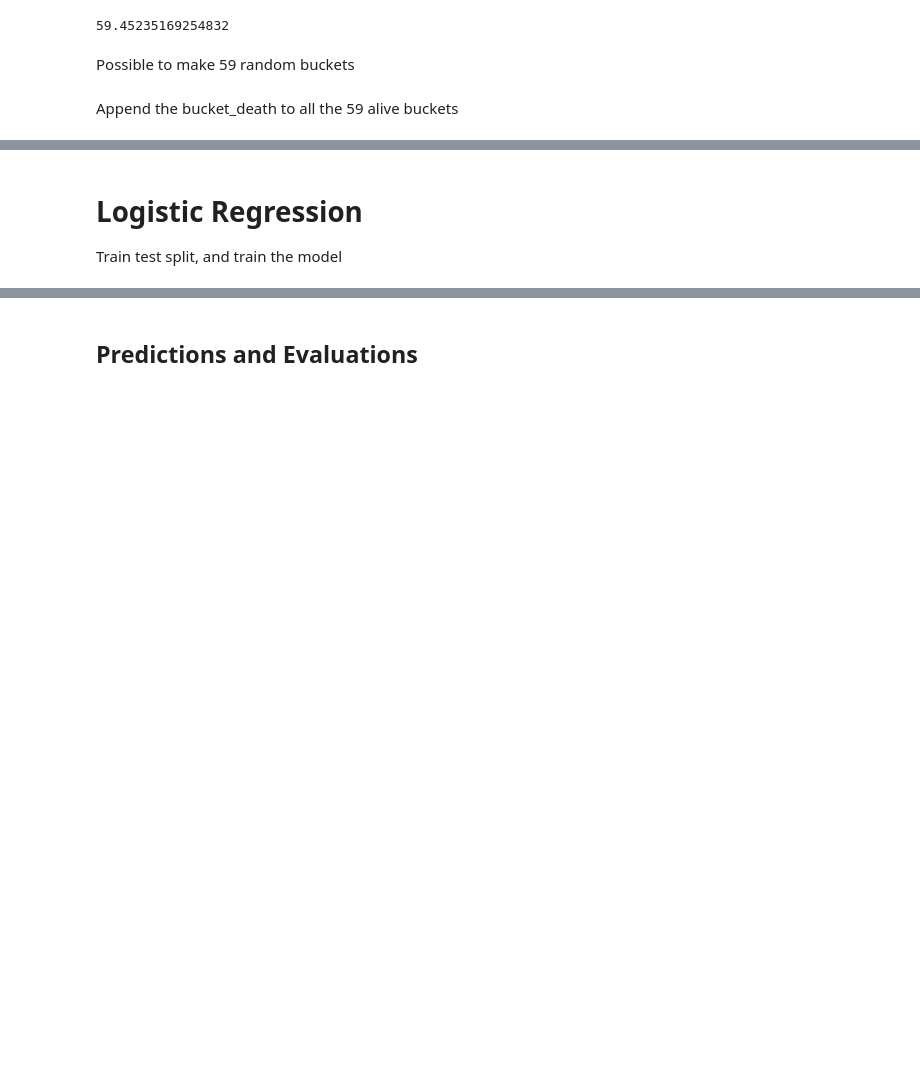
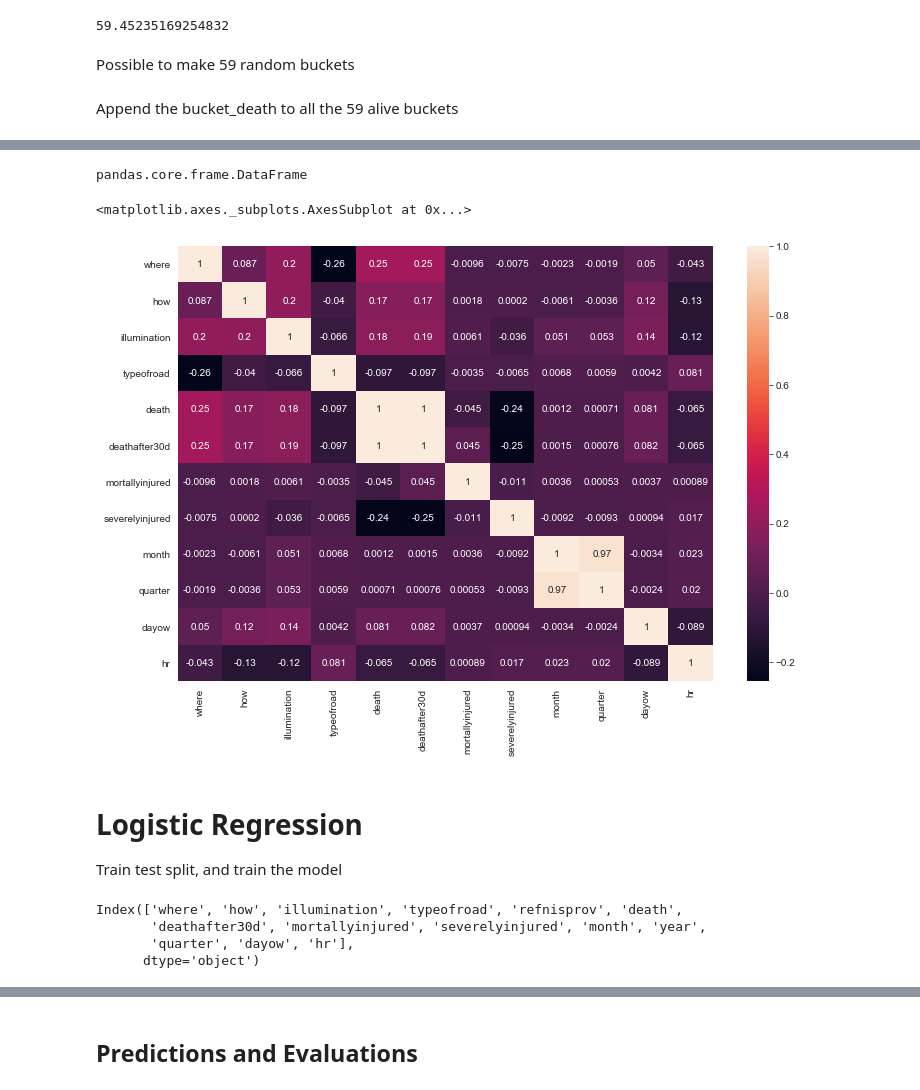
Before and after one commit to rluyck/Road_accidents_Belgium, a Jupyter notebook: Road_accidents_model.ipynb, the cells around one changed output, grey strips where cells are left out. Saved outputs shown, nothing was run; the diff lists cells and outputs as text; code cells hidden in the pictures; blank space fills up the shorter version.

```diff
--- a/Road_accidents_model.ipynb
+++ b/Road_accidents_model.ipynb
@@ -443,8 +426,24 @@ df_bucket_1.corr()[df_bucket_1]['dead'].sort_values()
+# %%
+type(final_bucket_list[1])
+# %% [output]
+pandas.core.frame.DataFrame
+# %%
+alpha = final_bucket_list[1].corr()
 # %%
-plt.figure(figsize=[10,6])
-sns.heatmap(df_bucket_1.corr(),annot=True)
+plt.figure(figsize=[12,8])
+sns.heatmap(alpha,annot=True)
+# %% [output]
+<matplotlib.axes._subplots.AxesSubplot at 0x...>
+[figure, added]
 # %% [markdown]
 # Logistic Regression
 
 Train test split, and train the model
+# %%
+final_bucket_list[1].columns
+# %% [output]
+Index(['where', 'how', 'illumination', 'typeofroad', 'refnisprov', 'death',
+       'deathafter30d', 'mortallyinjured', 'severelyinjured', 'month', 'year',
+       'quarter', 'dayow', 'hr'],
+      dtype='object')
 # %%
```
Also changed, not shown: parts of 50 cells of this notebook.
